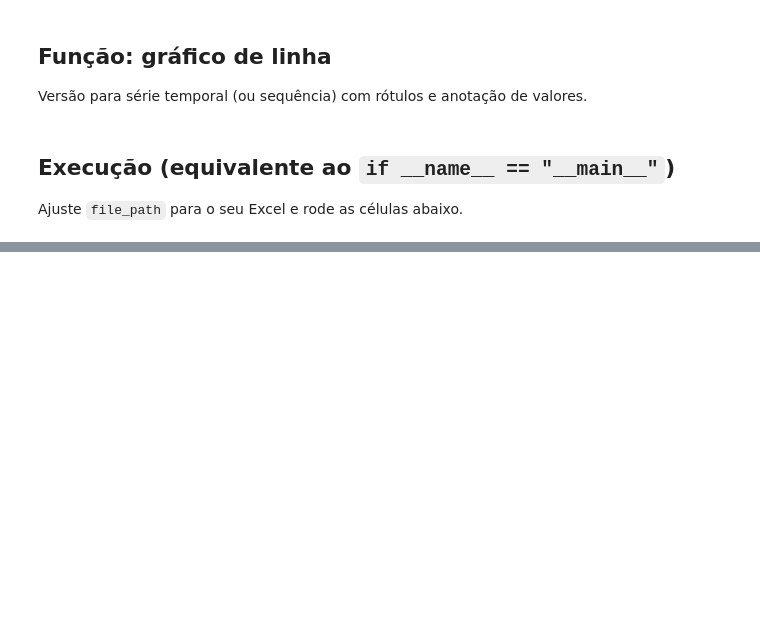
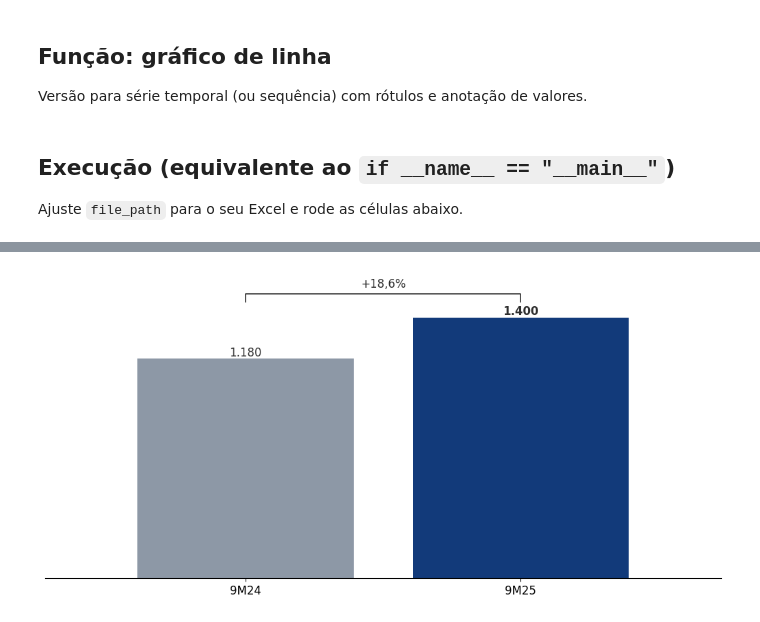
Before and after one commit to renatobortolotto/ppt-doc, a Jupyter notebook: test-ppt.ipynb, the cells around one changed output, grey strips where cells are left out. Drawn from its saved outputs; the diff is of its cells as text; code cells hidden in the pictures; blank space fills up the shorter version.

```diff
--- a/test-ppt.ipynb
+++ b/test-ppt.ipynb
@@ -188,17 +444,24 @@ plt.show()
 # %%
 # 2) Gráfico barras: 9M (L:M)
 plot_bar_from_excel(
     ExcelBarChartSpec(
         file_path=EXCEL_FILE,
         sheet_name="DRE Saida",
         values_range="L18:M18",
         xlabels_range="L3:M3",
         ylabel_cell="C18",
         title="Lucro Líquido - 9M",
         highlight_last=True,
+        show_delta_pct=True,
+        show_delta_bracket=True,
+        # Força a mesma malha de "slots" do gráfico principal (C:K = 9 valores),
+        # para as barras não ficarem visualmente largas demais com apenas 2 colunas.
+        fixed_slot_count=9,
         output_path="02_lucro_9m.png",
     )
 )
 plt.show()
+# %% [output]
+[figure, added]
 # %%
 # 3) (Opcional) Linha ROE: Trimestres (ajuste o range do ROE no seu Excel)
```
Also changed, not shown: parts of 7 cells of this notebook, 10 other files.
